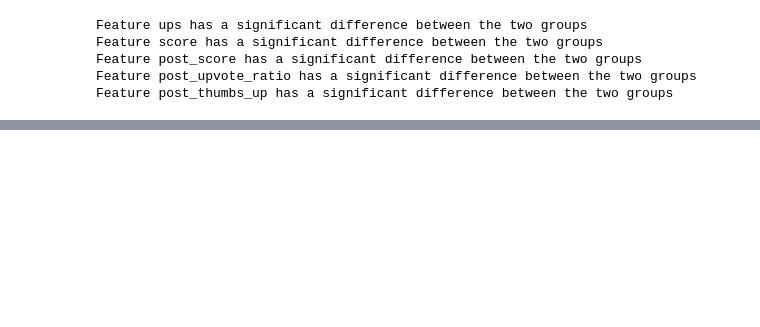
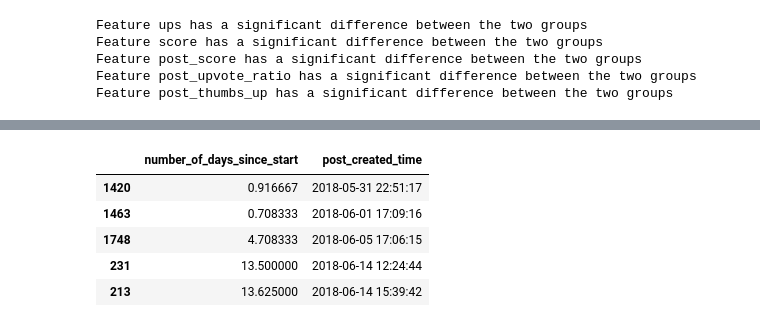
Before and after one commit to J-o-e-M/Social-Media-Mining-Project, a Jupyter notebook: hw1.ipynb, the cells around one changed output, grey strips where cells are left out. Cells and saved outputs as stored; diff of their text form; code cells hidden in the pictures; blank space fills up the shorter version.

```diff
--- a/hw1.ipynb
+++ b/hw1.ipynb
@@ -205,0 +290,14 @@ Feature post_thumbs_up has a significant difference between the two groups
+# %%
+day_0 = min(df_sci["post_created_time"].min(), df_skep["post_created_time"].min())
+
+df_sci["number_of_days_since_start"] = (df_sci["post_created_time"] - day_0).dt.days + (df_sci["post_created_time"].dt.hour / 24)
+df_skep["number_of_days_since_start"] = (df_skep["post_created_time"] - day_0).dt.days + (df_skep["post_created_time"].dt.hour / 24)
+
+df_sci[["number_of_days_since_start", "post_created_time"]].head()
+# %% [output]
+|  | number_of_days_since_start | post_created_time |
+| 1420 | 0.916667 | 2018-05-31 22:51:17 |
+| 1463 | 0.708333 | 2018-06-01 17:09:16 |
+| 1748 | 4.708333 | 2018-06-05 17:06:15 |
+| 231 | 13.500000 | 2018-06-14 12:24:44 |
+| 213 | 13.625000 | 2018-06-14 15:39:42 |
```
Also changed, not shown: parts of 11 cells of this notebook.
